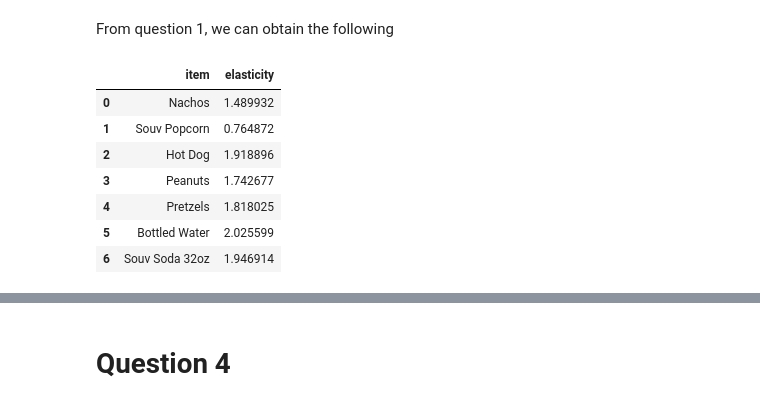
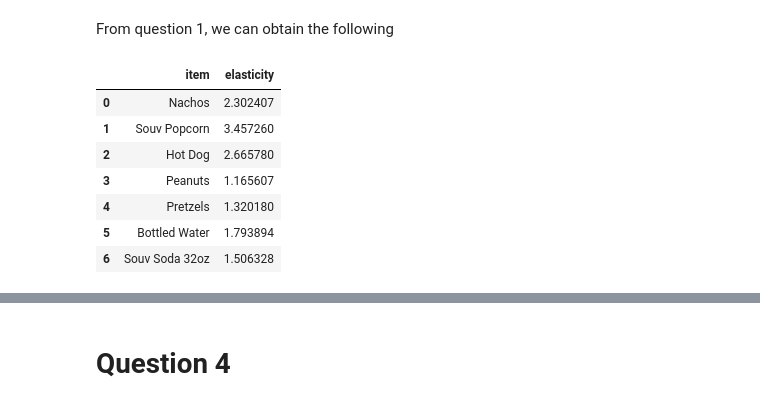
Before and after one commit to HenryLiang-123/MSiA_410, a Jupyter notebook: Bear/bear.ipynb, the cells around one changed output, grey strips where cells are left out. Saved outputs shown, nothing was run; the diff lists cells and outputs as text; code cells hidden in the pictures.

```diff
--- a/Bear/bear.ipynb
+++ b/Bear/bear.ipynb
@@ -328,13 +360,15 @@ btlwater_demand_price = pd.merge(left = weights, right = demand, on = 'game_week
 btlwater_demand_price.drop(labels=['weighted_sums', 'uc2'], axis = 1, inplace=True)
 # %%
 # Add covariates to df
-btlwater_demand_price_controlled = pd.merge(left=btlwater_demand_price, right=btlwater.loc[:, ['game_week', 'Discount_HotDog', 'Discount_SouvCup',
+btlwater_demand_price_controlled = pd.merge(left=btlwater_demand_price, right=btlwater.loc[:, ['game_week', 'total_product_rev_nonSTH', 'Discount_HotDog', 'Discount_SouvCup',
        'Discount_Peanuts', 'Discount_Nachos', 'Discount_Pretzel',
        'Discount_Popcorn']], on = 'game_week', how = 'left').drop_duplicates('game_week')
 
+btlwater_demand_price_controlled.drop(labels=['game_week'], axis = 1, inplace=True)
+
 # Label encoding
 le = LabelEncoder()
-df_btlwater = pd.get_dummies(btlwater_demand_price_controlled, columns=['game_week'])
+df_btlwater = deepcopy(btlwater_demand_price_controlled)
 
 df_btlwater.loc[:, ['Discount_HotDog', 'Discount_SouvCup',
        'Discount_Peanuts', 'Discount_Nachos', 'Discount_Pretzel',
@@ -345,4 +379,3 @@ df_btlwater.loc[:, ['Discount_HotDog', 'Discount_SouvCup',
 # Take ln
 df_btlwater['weighted_actual_price'] = np.log(df_btlwater['weighted_actual_price'])
 df_btlwater['UseCount'] = np.log(df_btlwater['UseCount'])
-df_btlwater.drop(labels='game_week_Game 1', axis = 1, inplace=True)
@@ -349,9 +394,11 @@ df_btlwater.drop(labels='game_week_Game 1', axis = 1, inplace=True)
 # %%
 # Fit linear regression
-X = df_btlwater.drop(labels='UseCount', axis = 1)
+X = df_btlwater.drop(labels=['UseCount', 'Discount_HotDog', 'Discount_SouvCup',
+       'Discount_Peanuts', 'Discount_Nachos', 'Discount_Pretzel',
+       'Discount_Popcorn'], axis = 1)
 X = sm.add_constant(X)
 y = df_btlwater['UseCount']
 
 m_btlwater = sm.OLS(y, X).fit()
-print('Price elasticity for bottled water is', m_btlwater.params[1])
+print('Price elasticity for bottled water is', abs(m_btlwater.params[1]))
 # %% [output]
@@ -377,13 +424,15 @@ souv_soda_demand_price = pd.merge(left = weights, right = demand, on = 'game_wee
 souv_soda_demand_price.drop(labels=['weighted_sums', 'uc2'], axis = 1, inplace=True)
 # %%
 # Add covariates to df
-souv_soda_demand_price_controlled = pd.merge(left=souv_soda_demand_price, right=souv_soda.loc[:, ['game_week', 'Discount_HotDog',  'Discount_BtlWater',
+souv_soda_demand_price_controlled = pd.merge(left=souv_soda_demand_price, right=souv_soda.loc[:, ['game_week', 'total_product_rev_nonSTH', 'Discount_HotDog',  'Discount_BtlWater',
        'Discount_Peanuts', 'Discount_Nachos', 'Discount_Pretzel',
        'Discount_Popcorn']], on = 'game_week', how = 'left').drop_duplicates('game_week')
 
+souv_soda_demand_price_controlled.drop(labels=['game_week'], axis = 1, inplace=True)
+
 # Label encoding
 le = LabelEncoder()
-df_souv_soda = pd.get_dummies(souv_soda_demand_price_controlled, columns=['game_week'])
+df_souv_soda = deepcopy(souv_soda_demand_price_controlled)
 
 df_souv_soda.loc[:, ['Discount_HotDog',  'Discount_BtlWater',
        'Discount_Peanuts', 'Discount_Nachos', 'Discount_Pretzel',
@@ -394,13 +443,14 @@ df_souv_soda.loc[:, ['Discount_HotDog',  'Discount_BtlWater',
 # Take ln
 df_souv_soda['weighted_actual_price'] = np.log(df_souv_soda['weighted_actual_price'])
 df_souv_soda['UseCount'] = np.log(df_souv_soda['UseCount'])
-df_souv_soda.drop(labels='game_week_Game 1', axis = 1, inplace=True)
 # %%
 # Fit linear regression
-X = df_souv_soda.drop(labels='UseCount', axis = 1)
+X = df_souv_soda.drop(labels=['UseCount', 'Discount_HotDog',  'Discount_BtlWater',
+       'Discount_Peanuts', 'Discount_Nachos', 'Discount_Pretzel',
+       'Discount_Popcorn'], axis = 1)
 X = sm.add_constant(X)
 y = df_souv_soda['UseCount']
 
 m_souv_soda = sm.OLS(y, X).fit()
-print('Price elasticity for soda is', m_souv_soda.params[1])
+print('Price elasticity for soda is', abs(m_souv_soda.params[1]))
 # %% [output]
@@ -582,13 +654,14 @@ From question 1, we can obtain the following
 # %%
 names = ['Nachos', 'Souv Popcorn', "Hot Dog", "Peanuts", "Pretzels", "Bottled Water", "Souv Soda 32oz"]
 elastic = pd.DataFrame({'item': names, 'elasticity': [m_nacho.params[1], m_souv_pop.params[1], m_hotdog.params[1], m_peanut.params[1], m_bav.params[1], m_btlwater.params[1], m_souv_soda.params[1]]})
+elastic['elasticity'] = abs(elastic['elasticity'])
 elastic
 # %% [output]
 |  | item | elasticity |
-| 0 | Nachos | 1.489932 |
-| 1 | Souv Popcorn | 0.764872 |
-| 2 | Hot Dog | 1.918896 |
-| 3 | Peanuts | 1.742677 |
-| 4 | Pretzels | 1.818025 |
-| 5 | Bottled Water | 2.025599 |
-| 6 | Souv Soda 32oz | 1.946914 |
+| 0 | Nachos | 2.302407 |
+| 1 | Souv Popcorn | 3.457260 |
+| 2 | Hot Dog | 2.665780 |
+| 3 | Peanuts | 1.165607 |
+| 4 | Pretzels | 1.320180 |
+| 5 | Bottled Water | 1.793894 |
+| 6 | Souv Soda 32oz | 1.506328 |
```
Also changed, not shown: parts of 37 cells of this notebook.
